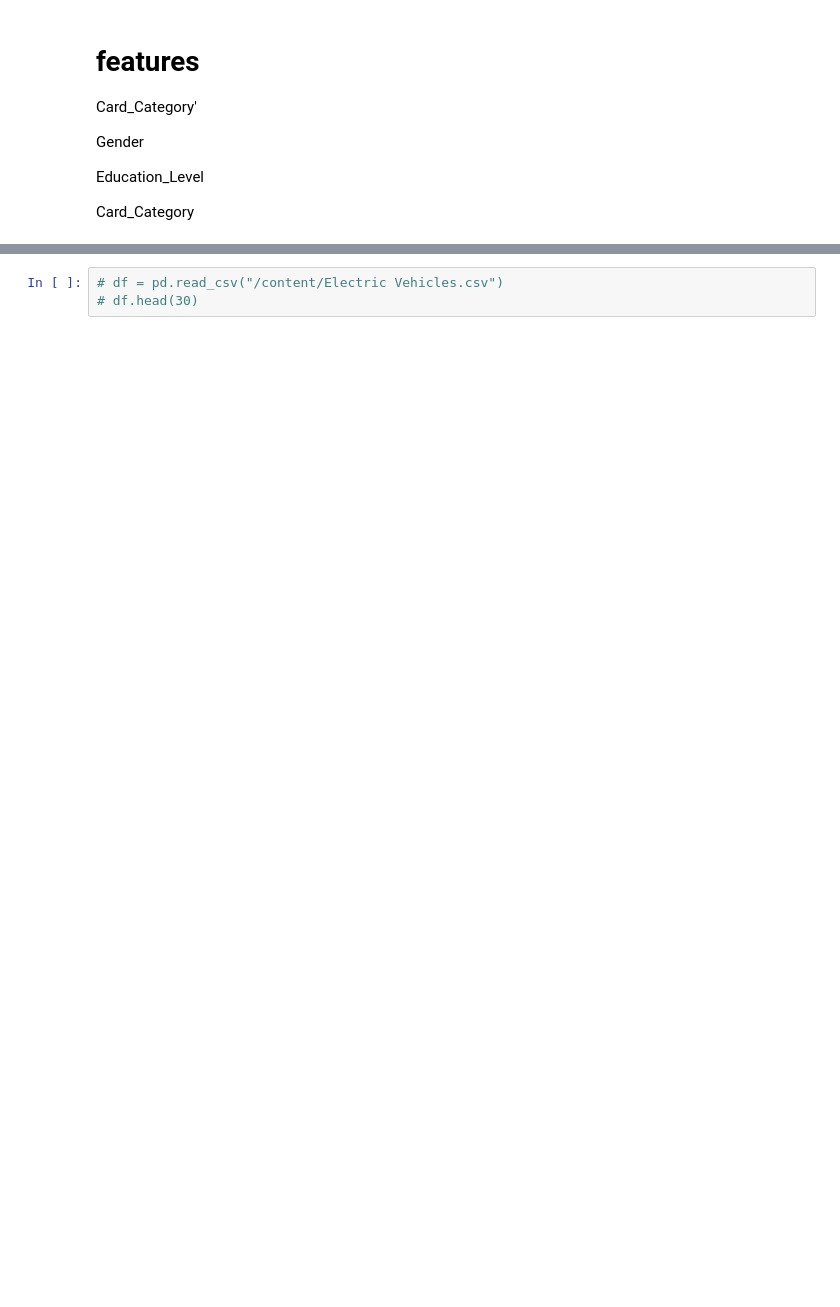
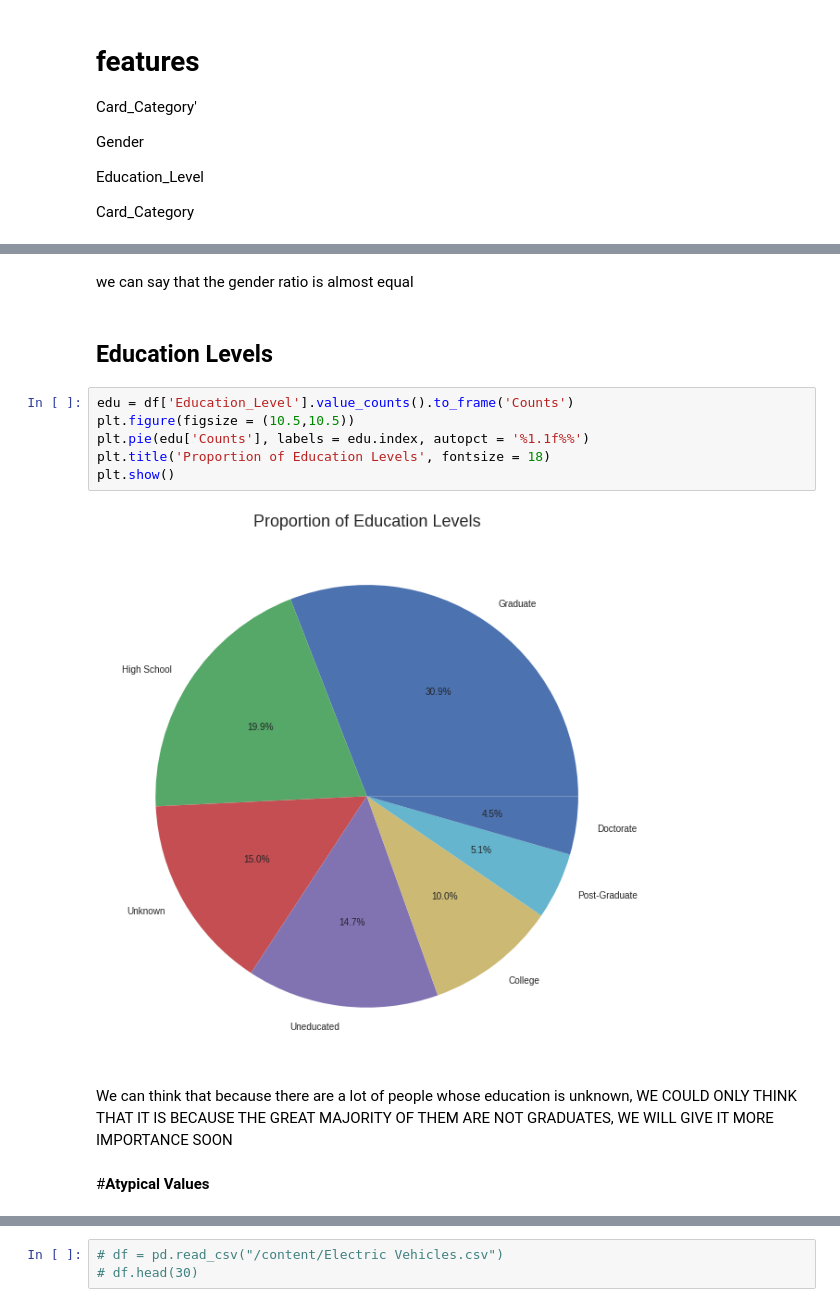
Before and after one commit to MaicolFranco/Prediction_Credit_Card, a Jupyter notebook: Proyecto_2.ipynb, the cells around one changed output, grey strips where cells are left out. Drawn from its saved outputs; the diff is of its cells as text; blank space fills up the shorter version.

```diff
--- a/Proyecto_2.ipynb
+++ b/Proyecto_2.ipynb
@@ -102,0 +207,16 @@ df.shape
+# %% [markdown]
+we can say that the gender ratio is almost equal
+# %% [markdown]
+## **Education Levels**
+# %%
+edu = df['Education_Level'].value_counts().to_frame('Counts')
+plt.figure(figsize = (10.5,10.5))
+plt.pie(edu['Counts'], labels = edu.index, autopct = '%1.1f%%')
+plt.title('Proportion of Education Levels', fontsize = 18)
+plt.show()
+# %% [output]
+[figure, added]
+# %% [markdown]
+We can think that because there are a lot of people whose education is unknown, WE COULD ONLY THINK THAT IT IS BECAUSE THE GREAT MAJORITY OF THEM ARE NOT GRADUATES, WE WILL GIVE IT MORE IMPORTANCE SOON
+# %% [markdown]
+#**Atypical Values**
```
Also changed, not shown: parts of 28 cells of this notebook.
